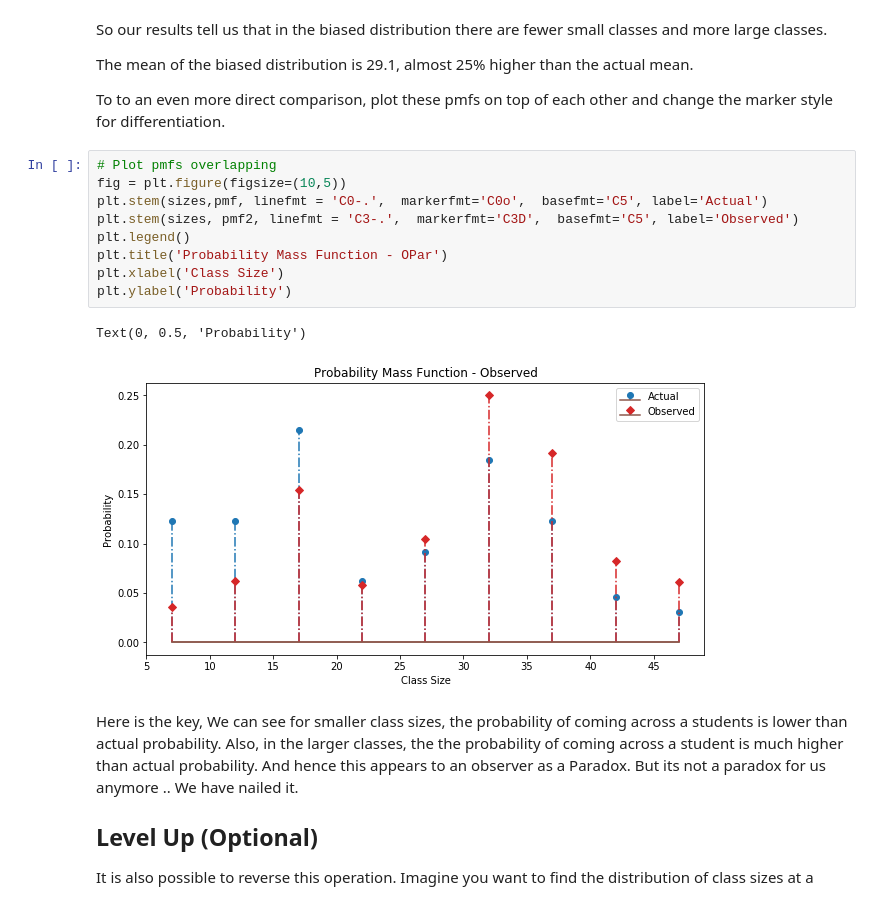
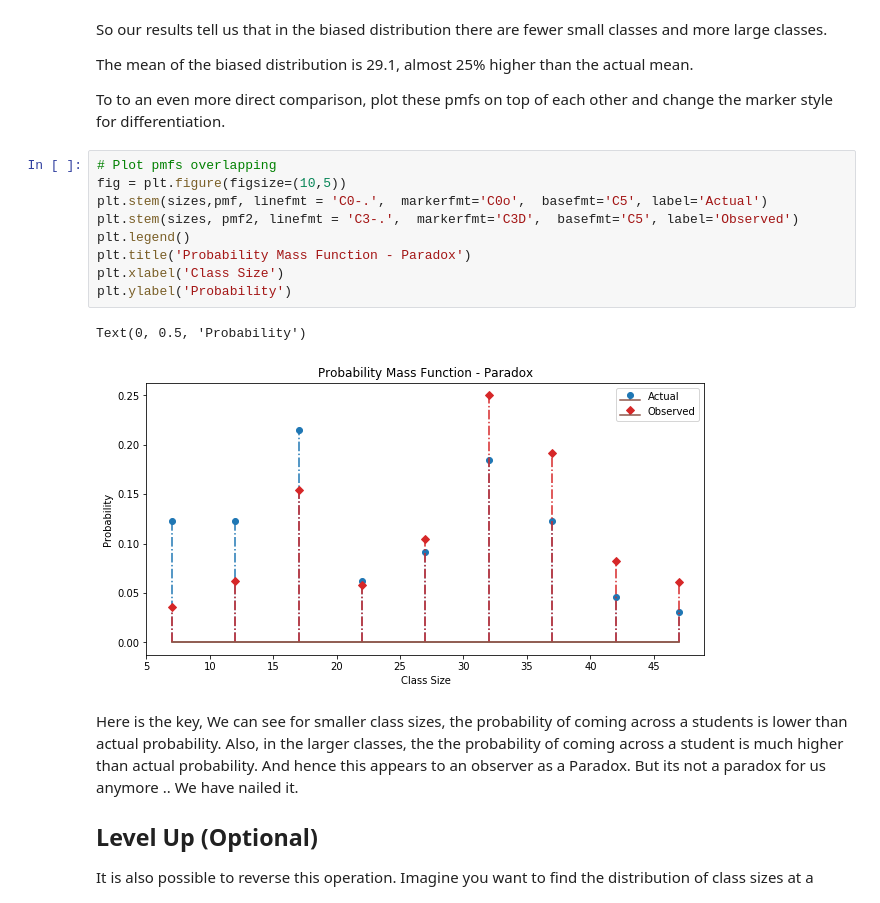
Before and after one commit to georgewillben/dsc-0-09-07-stats-pmf-lab-online-ds-pt-100118, a Jupyter notebook: index.ipynb, the cells around one changed output. Cells and saved outputs as stored; diff of their text form.

```diff
--- a/index.ipynb
+++ b/index.ipynb
@@ -200,15 +200,15 @@ To to an even more direct comparison, plot these pmfs on top of each other and c
 # %%
 # Plot pmfs overlapping
 fig = plt.figure(figsize=(10,5))
 plt.stem(sizes,pmf, linefmt = 'C0-.',  markerfmt='C0o',  basefmt='C5', label='Actual')
 plt.stem(sizes, pmf2, linefmt = 'C3-.',  markerfmt='C3D',  basefmt='C5', label='Observed')
 plt.legend()
-plt.title('Probability Mass Function - OPar')
+plt.title('Probability Mass Function - Paradox')
 plt.xlabel('Class Size')
 plt.ylabel('Probability')
 # %% [output]
 Text(0, 0.5, 'Probability')
-[figure, old version]
+[figure, new version]
 # %% [markdown]
 Here is the key, We can see for smaller class sizes, the probability of coming across a students is lower than actual probability. Also, in the larger classes, the the probability of coming across a student is much higher than actual probability. And hence this appears to an observer as a Paradox. But its not a paradox for us anymore .. We have nailed it.
 
```
